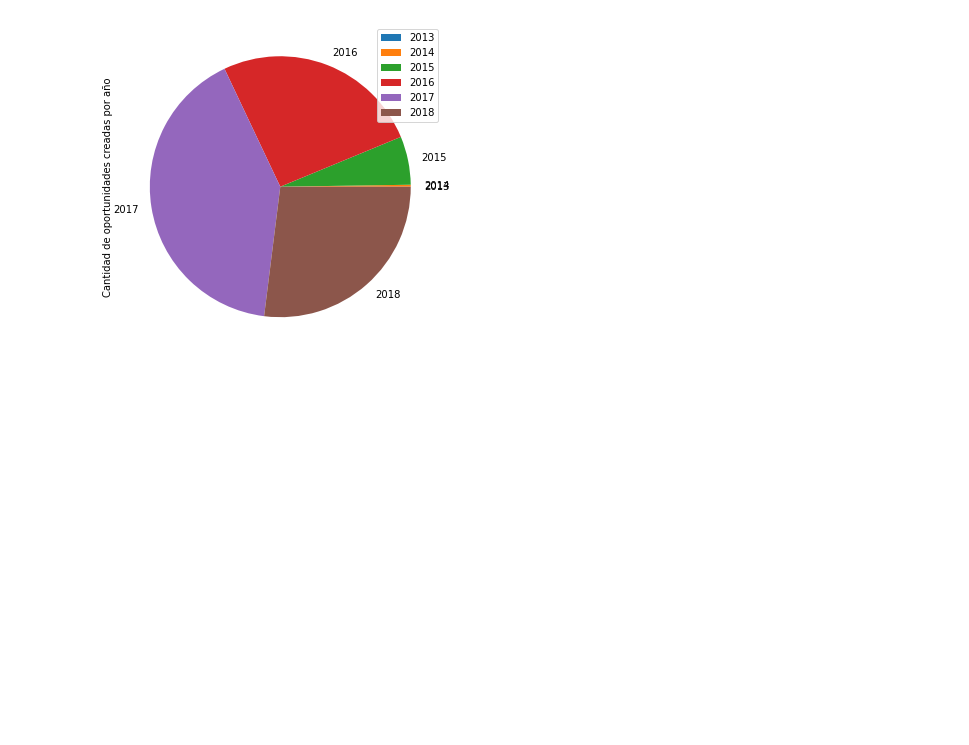
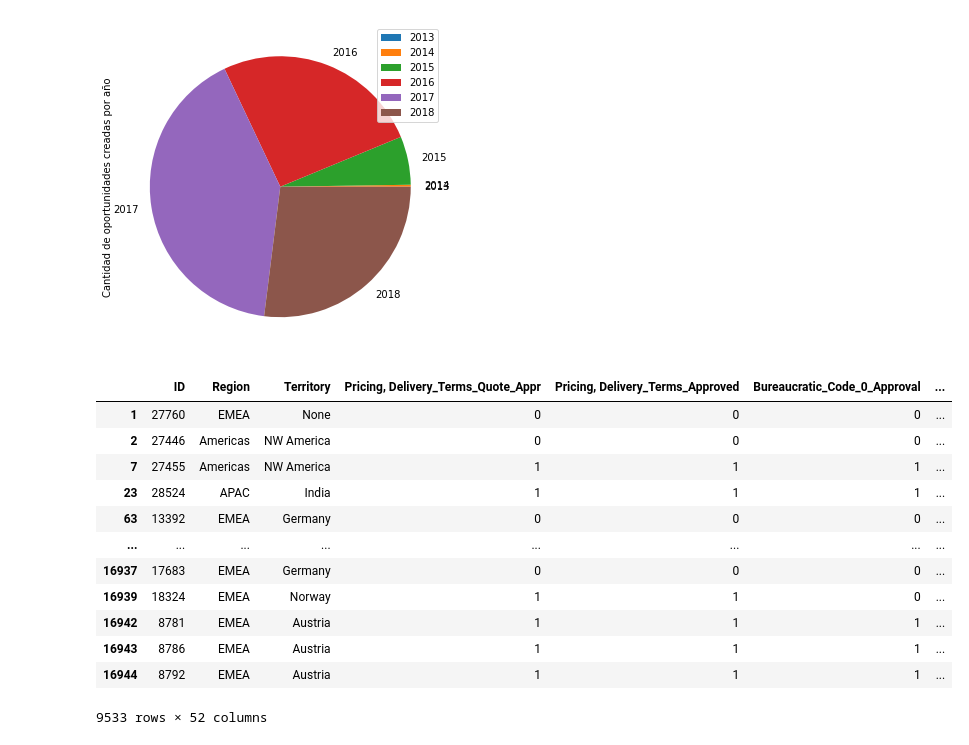
Before and after one commit to Ramaxx95/TP1-Orga-de-Datos, a Jupyter notebook: Visualizaciones/Anios.ipynb, the cells around one changed output. Cells and saved outputs as stored; diff of their text form; code cells hidden in the pictures; blank space fills up the shorter version.

```diff
--- a/Visualizaciones/Anios.ipynb
+++ b/Visualizaciones/Anios.ipynb
@@ -55,3 +55,20 @@ cantidad_cerradas_por_anio.plot.pie(y= 'Cantidad de oportunidades creadas por a
 # %% [output]
 <AxesSubplot:ylabel='Cantidad de oportunidades creadas por año'>
 [figure]
+# %%
+oportunidades_ganadas = data_frame[(data_frame.Stage == 'Closed Won')]
+oportunidades_ganadas
+# %% [output]
+|  | ID | Region | Territory | Pricing, Delivery_Terms_Quote_Appr | Pricing, Delivery_Terms_Approved | Bureaucratic_Code_0_Approval | ... |
+| 1 | 27760 | EMEA | None | 0 | 0 | 0 | ... |
+| 2 | 27446 | Americas | NW America | 0 | 0 | 0 | ... |
+| 7 | 27455 | Americas | NW America | 1 | 1 | 1 | ... |
+| 23 | 28524 | APAC | India | 1 | 1 | 1 | ... |
+| 63 | 13392 | EMEA | Germany | 0 | 0 | 0 | ... |
+| ... | ... | ... | ... | ... | ... | ... | ... |
+| 16937 | 17683 | EMEA | Germany | 0 | 0 | 0 | ... |
+| 16939 | 18324 | EMEA | Norway | 1 | 1 | 0 | ... |
+| 16942 | 8781 | EMEA | Austria | 1 | 1 | 1 | ... |
+| 16943 | 8786 | EMEA | Austria | 1 | 1 | 1 | ... |
+| 16944 | 8792 | EMEA | Austria | 1 | 1 | 1 | ... |
+9533 rows × 52 columns
```
Also changed, not shown: parts of 6 cells of this notebook.
